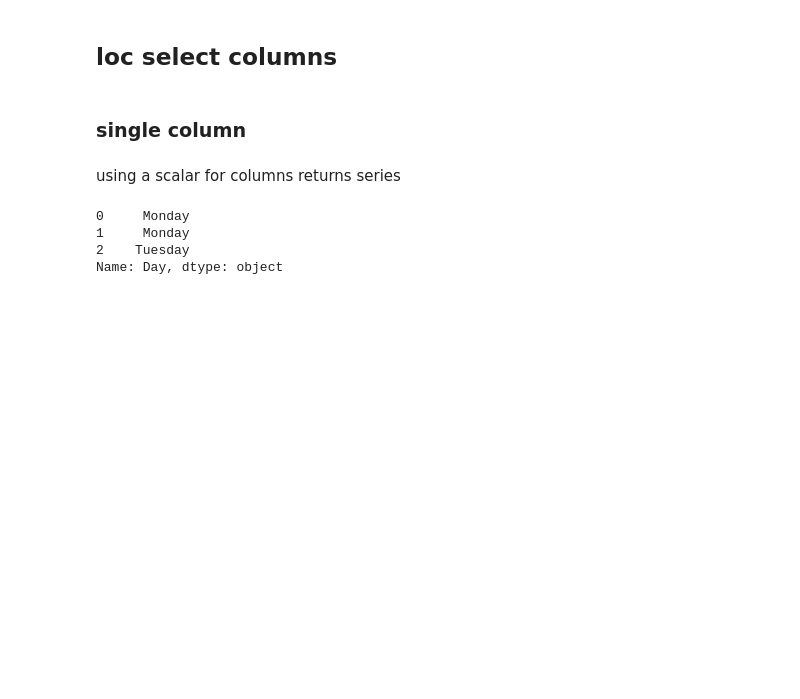
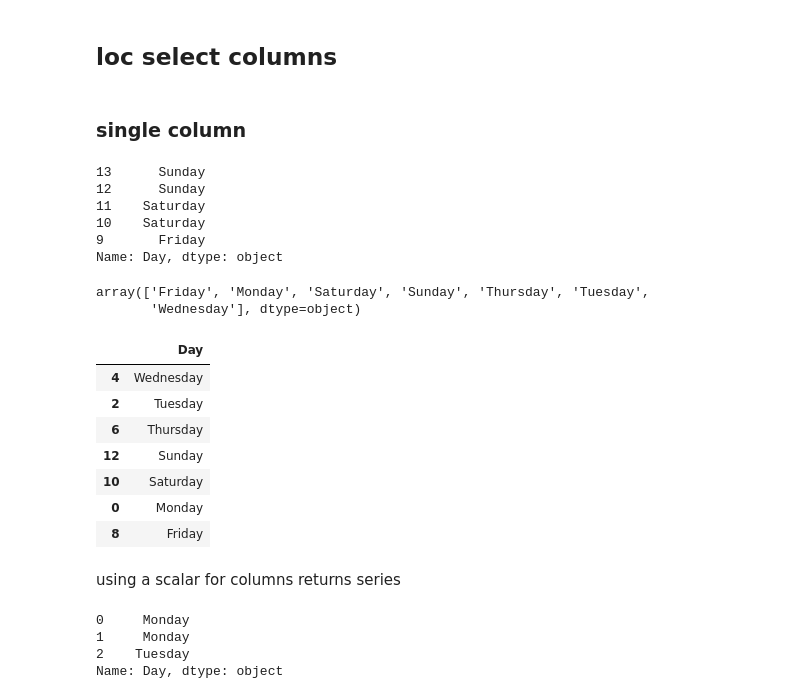
Before and after one commit to atrox3d/pandas_keith-galli-complete-pandas-tutorial, a Jupyter notebook: 03-accessing-data.ipynb, the cells around one changed output. Saved outputs shown, nothing was run; the diff lists cells and outputs as text; code cells hidden in the pictures; blank space fills up the shorter version.

```diff
--- a/03-accessing-data.ipynb
+++ b/03-accessing-data.ipynb
@@ -190,6 +190,31 @@ coffee.loc[::-1].head()
 ## loc select columns
 # %% [markdown]
 ### single column
+# %%
+coffee.loc[::-1, 'Day'].head()
+# %% [output]
+13      Sunday
+12      Sunday
+11    Saturday
+10    Saturday
+9       Friday
+Name: Day, dtype: object
+# %%
+coffee.loc[:, 'Day'].sort_index(ascending=False).sort_values().unique()
+# %% [output]
+array(['Friday', 'Monday', 'Saturday', 'Sunday', 'Thursday', 'Tuesday',
+       'Wednesday'], dtype=object)
+# %%
+coffee.loc[:, 'Day'].sort_values(ascending=False).drop_duplicates().to_frame()
+# %% [output]
+|  | Day |
+| 4 | Wednesday |
+| 2 | Tuesday |
+| 6 | Thursday |
+| 12 | Sunday |
+| 10 | Saturday |
+| 0 | Monday |
+| 8 | Friday |
 # %% [markdown]
 using a scalar for columns returns series
 # %%
```
Also changed, not shown: parts of 14 cells of this notebook, 3 other files.
